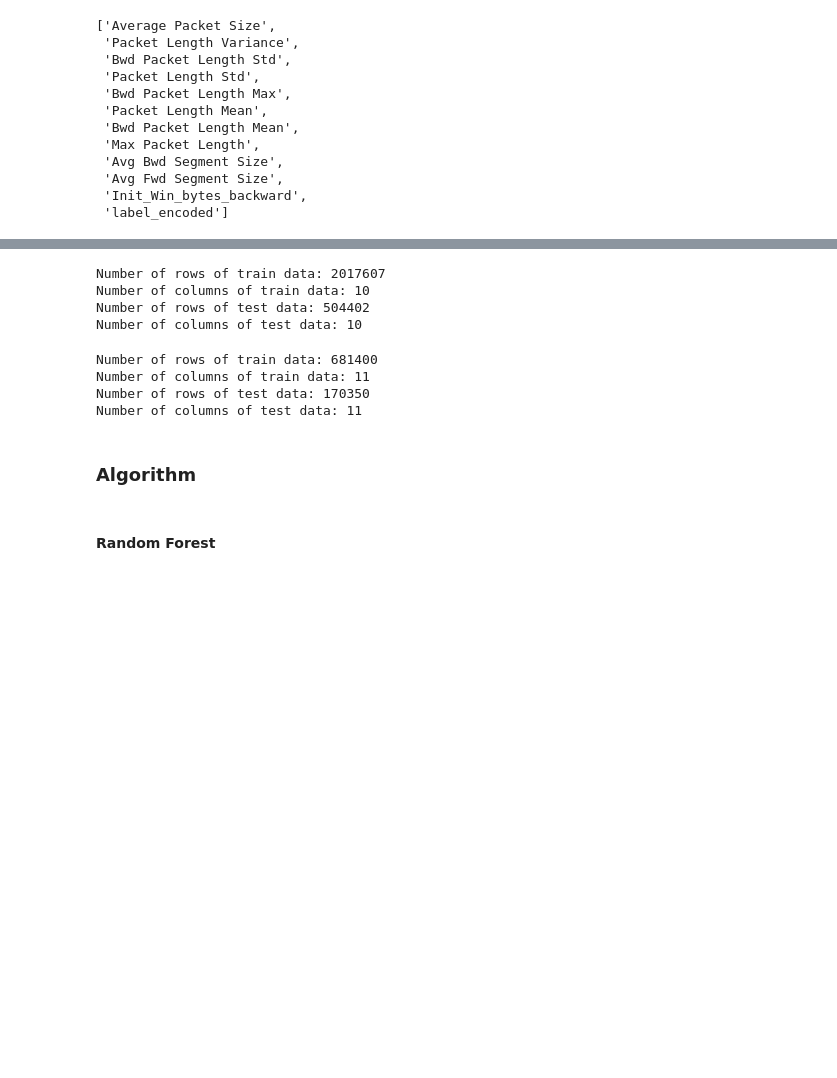
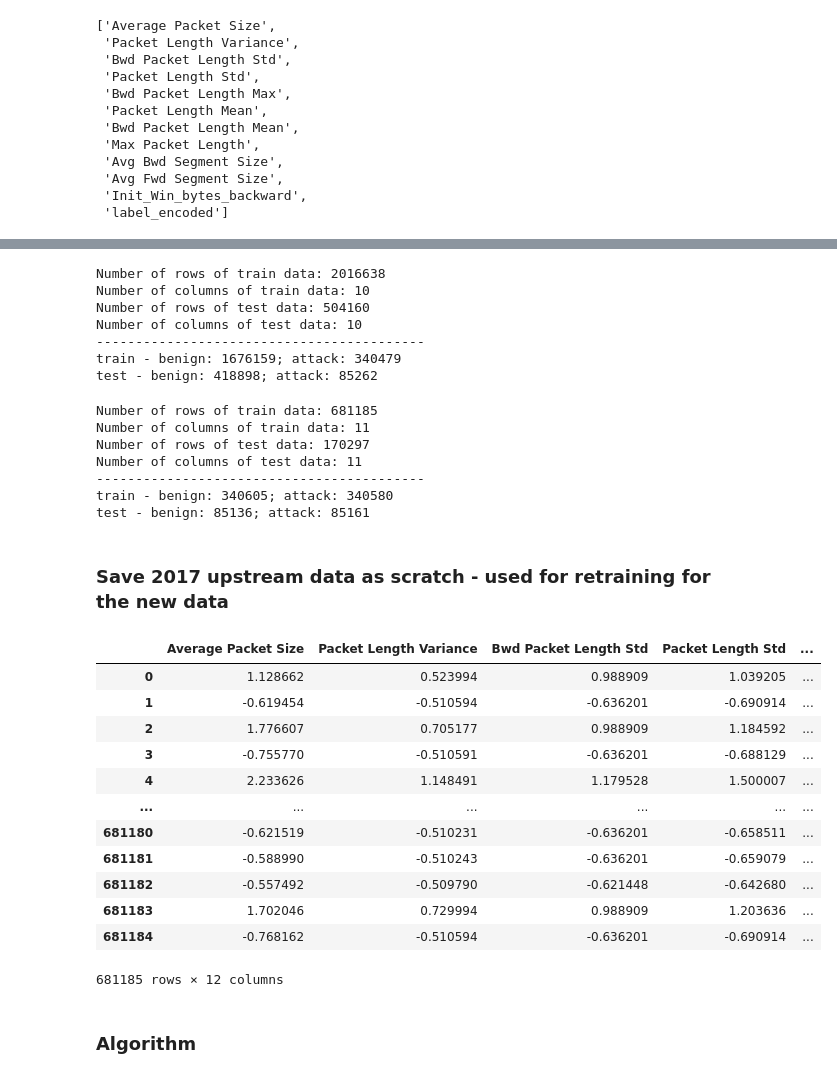
Before and after one commit to sandraaahuang/NIDS-netflowLog, a Jupyter notebook: ml/train_machine_learning_methods.ipynb, the cells around one changed output, grey strips where cells are left out. Saved outputs shown, nothing was run; the diff lists cells and outputs as text; code cells hidden in the pictures; blank space fills up the shorter version.

```diff
--- a/ml/train_machine_learning_methods.ipynb
+++ b/ml/train_machine_learning_methods.ipynb
@@ -233,18 +363,17 @@ data_resampling.head()
 def split_data(data):
     X_train, X_test, y_train, y_test = train_test_split(data.loc[:, data.columns != 'label_encoded'], data['label_encoded'], test_size=0.2, random_state=42) #reproducible
 
-    imputer = SimpleImputer(strategy='mean')
-    # Fit the imputer to X_train and transform X_train and X_test with it
-    X_train = imputer.fit_transform(X_train)
-    X_test = imputer.transform(X_test)
-
     num_rows, num_cols = X_train.shape
-    print("Number of rows of train data:", num_rows)
-    print("Number of columns of train data:", num_cols)
+    print(f"Number of rows of train data: {num_rows}")
+    print(f"Number of columns of train data: {num_cols}")
 
     num_rows, num_cols = X_test.shape
-    print("Number of rows of test data:", num_rows)
-    print("Number of columns of test data:", num_cols)
+    print(f"Number of rows of test data: {num_rows}")
+    print(f"Number of columns of test data: {num_cols}")
+
+    print("------------------------------------------")
+    print(f"train - benign: {y_train[y_train == 0].shape[0]}; attack: {y_train[y_train == 1].shape[0]}")
+    print(f"test - benign: {y_test[y_test == 0].shape[0]}; attack: {y_test[y_test == 1].shape[0]}")
 
     return X_train, X_test, y_train, y_test
 # %%
@@ -255,22 +384,55 @@ def normalise_data(X_train, X_test):
 
     return X_train, X_test
 # %%
-X_train, X_test, y_train, y_test = split_data(data)
+X_train, X_test, y_train, y_test = split_data(data2017_original)
 
-data_test_2017_original = pd.DataFrame(X_test, y_test)
+data_test_2017_original = pd.concat([X_test, y_test], axis=1)
 X_train, X_test = normalise_data(X_train, X_test)
 # %% [output]
-Number of rows of train data: 2017607
+Number of rows of train data: 2016638
 Number of columns of train data: 10
-Number of rows of test data: 504402
+Number of rows of test data: 504160
 Number of columns of test data: 10
+------------------------------------------
+train - benign: 1676159; attack: 340479
+test - benign: 418898; attack: 85262
 # %%
-X_train_r, X_test_r, y_train_r, y_test_r = split_data(data_resampling)
+X_train_r, X_test_r, y_train_r, y_test_r = split_data(data2017_original_resampling)
 
-data_test_2017_original_resample = pd.DataFrame(X_test_r, y_test_r)
+data_test_2017_original_resample = pd.concat([X_test_r, y_test_r], axis=1)
 X_train_r, X_test_r = normalise_data(X_train_r, X_test_r)
 # %% [output]
-Number of rows of train data: 681400
+Number of rows of train data: 681185
 Number of columns of train data: 11
-Number of rows of test data: 170350
+Number of rows of test data: 170297
 Number of columns of test data: 11
+------------------------------------------
+train - benign: 340605; attack: 340580
+test - benign: 85136; attack: 85161
+# %% [markdown]
+### Save 2017 upstream data as scratch - used for retraining for the new data
+# %%
+X_train = pd.DataFrame(X_train, columns = feature_extract_item[0:10])
+y_train = y_train.reset_index(drop=True)
+
+X_train_r = pd.DataFrame(X_train_r, columns = feature_resampling_extract_item[0:11])
+y_train_r = y_train_r.reset_index(drop=True)
+# %%
+upstream_model_data = pd.concat([X_train, y_train], axis = 1)
+upstream_model_data = pd.concat([X_train_r, y_train_r], axis = 1)
+# %%
+upstream_model_data
+# %% [output]
+|  | Average Packet Size | Packet Length Variance | Bwd Packet Length Std | Packet Length Std | ... |
+| 0 | 1.128662 | 0.523994 | 0.988909 | 1.039205 | ... |
+| 1 | -0.619454 | -0.510594 | -0.636201 | -0.690914 | ... |
+| 2 | 1.776607 | 0.705177 | 0.988909 | 1.184592 | ... |
+| 3 | -0.755770 | -0.510591 | -0.636201 | -0.688129 | ... |
+| 4 | 2.233626 | 1.148491 | 1.179528 | 1.500007 | ... |
+| ... | ... | ... | ... | ... | ... |
+| 681180 | -0.621519 | -0.510231 | -0.636201 | -0.658511 | ... |
+| 681181 | -0.588990 | -0.510243 | -0.636201 | -0.659079 | ... |
+| 681182 | -0.557492 | -0.509790 | -0.621448 | -0.642680 | ... |
+| 681183 | 1.702046 | 0.729994 | 0.988909 | 1.203636 | ... |
+| 681184 | -0.768162 | -0.510594 | -0.636201 | -0.690914 | ... |
+681185 rows × 12 columns
@@ -286,2 +448,0 @@ methods = [METHOD_RANDOM_FOREST, METHOD_XGBOOST, METHOD_KNN]
-# %% [markdown]
-#### Random Forest
```
Also changed, not shown: parts of 131 cells of this notebook.
